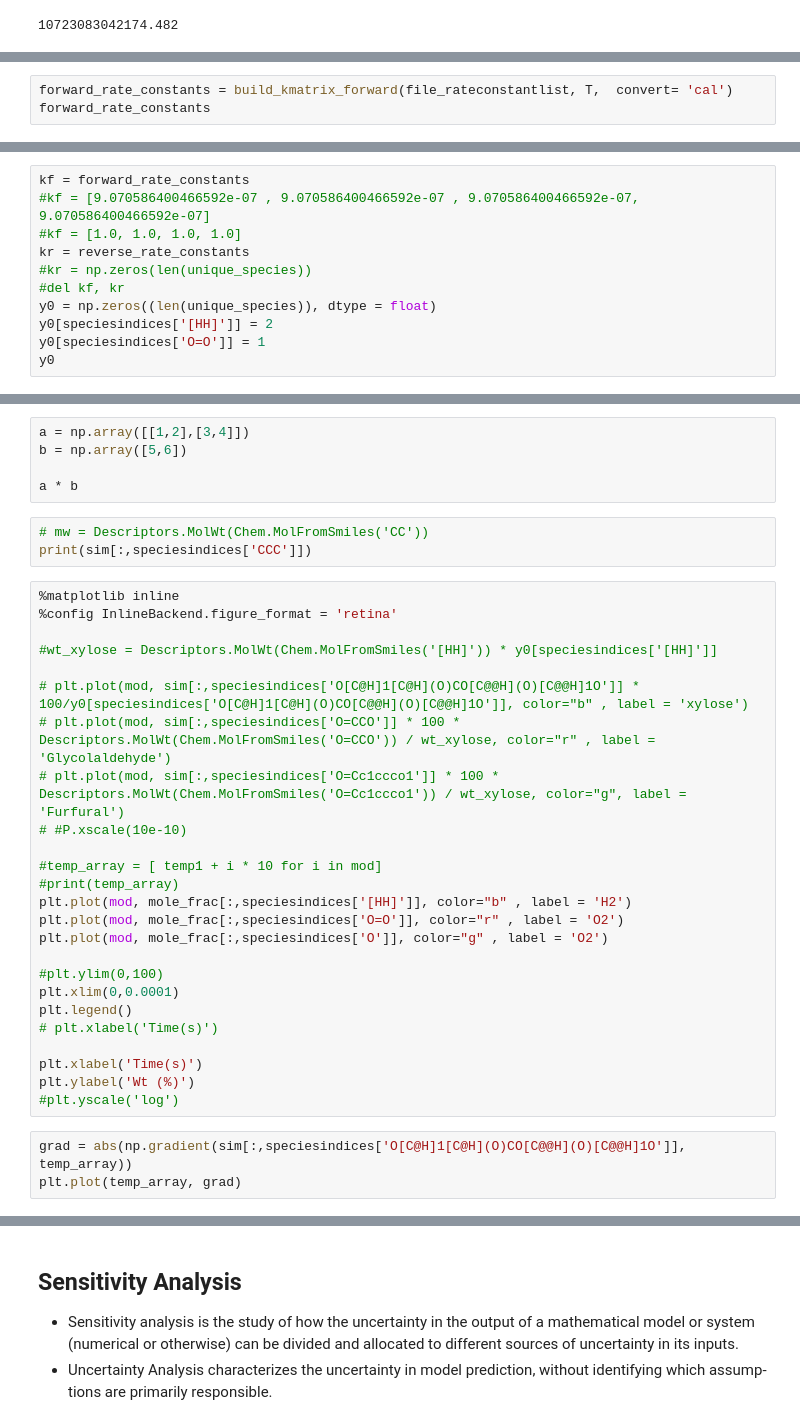
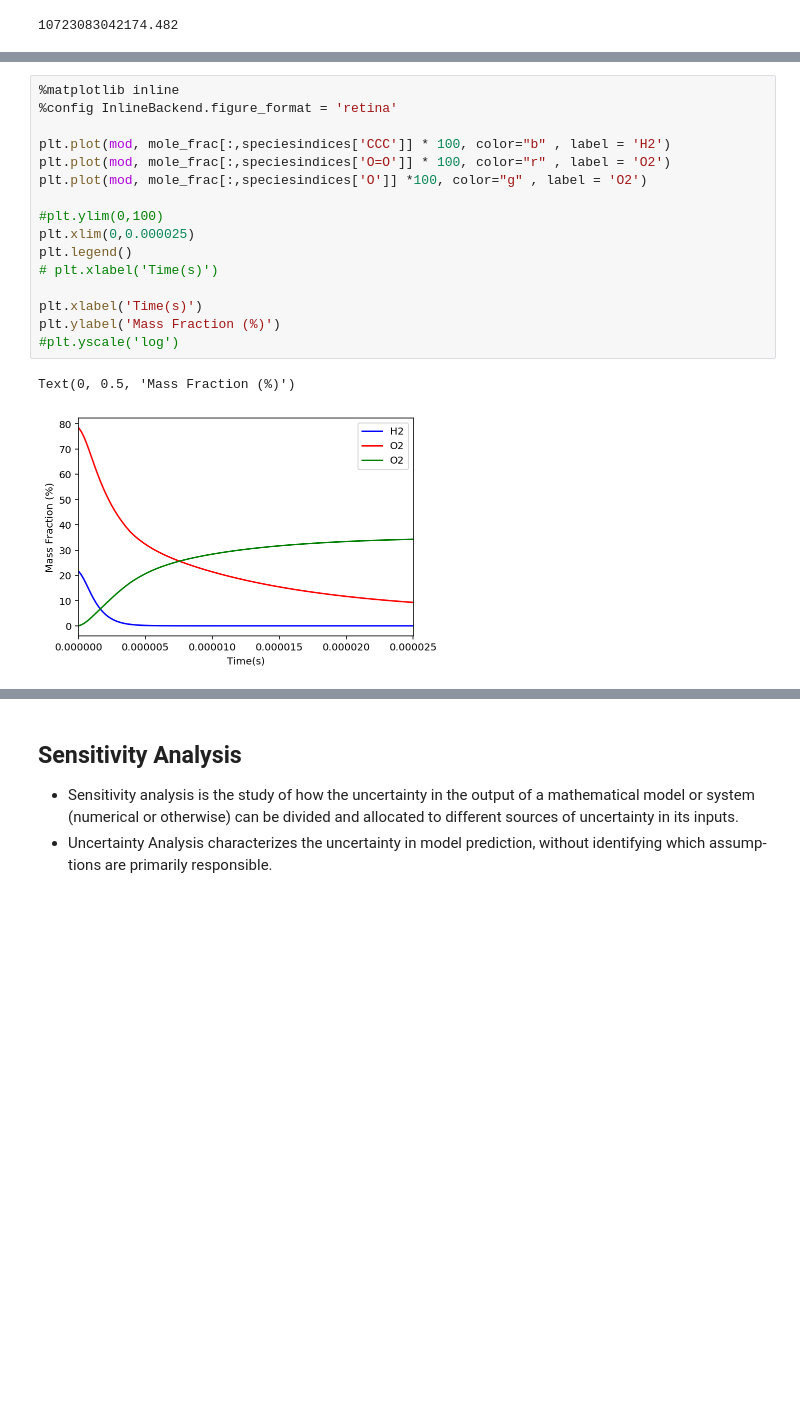
Before and after one commit to cmashraf/kinexns, a Jupyter notebook: Notebooks/example_chemkin/Build_solve_model.ipynb, the cells around one changed output, grey strips where cells are left out. Drawn from its saved outputs; the diff is of its cells as text; blank space fills up the shorter version.

Commit message:
xylose model example added

```diff
--- a/Notebooks/example_chemkin/Build_solve_model.ipynb
+++ b/Notebooks/example_chemkin/Build_solve_model.ipynb
@@ -246,3 +178,0 @@ def build_kmatrix_forward(rateconstantlist, temp, convert):
-# %%
-forward_rate_constants = build_kmatrix_forward(file_rateconstantlist, T,  convert= 'cal')
-forward_rate_constants
@@ -422,11 +178,0 @@ plt.plot(mod, sim[:,1], color="b", marker = '*')
-# %%
-kf = forward_rate_constants
-#kf = [9.070586400466592e-07 , 9.070586400466592e-07 , 9.070586400466592e-07, 9.070586400466592e-07]
-#kf = [1.0, 1.0, 1.0, 1.0]
-kr = reverse_rate_constants
-#kr = np.zeros(len(unique_species))
-#del kf, kr
-y0 = np.zeros((len(unique_species)), dtype = float)
-y0[speciesindices['[HH]']] = 2
-y0[speciesindices['O=O']] = 1
-y0
@@ -572,36 +223,19 @@ mole_frac
-# %%
-a = np.array([[1,2],[3,4]])
-b = np.array([5,6])
-
-a * b
-# %%
-# mw = Descriptors.MolWt(Chem.MolFromSmiles('CC'))
-print(sim[:,speciesindices['CCC']])
 # %%
 %matplotlib inline
 %config InlineBackend.figure_format = 'retina'
 
-#wt_xylose = Descriptors.MolWt(Chem.MolFromSmiles('[HH]')) * y0[speciesindices['[HH]']]
-
-# plt.plot(mod, sim[:,speciesindices['O[C@H]1[C@H](O)CO[C@@H](O)[C@@H]1O']] * 100/y0[speciesindices['O[C@H]1[C@H](O)CO[C@@H](O)[C@@H]1O']], color="b" , label = 'xylose')
-# plt.plot(mod, sim[:,speciesindices['O=CCO']] * 100 * Descriptors.MolWt(Chem.MolFromSmiles('O=CCO')) / wt_xylose, color="r" , label = 'Glycolaldehyde')
-# plt.plot(mod, sim[:,speciesindices['O=Cc1ccco1']] * 100 * Descriptors.MolWt(Chem.MolFromSmiles('O=Cc1ccco1')) / wt_xylose, color="g", label = 'Furfural')
-# #P.xscale(10e-10)
-
-#temp_array = [ temp1 + i * 10 for i in mod]
-#print(temp_array)
-plt.plot(mod, mole_frac[:,speciesindices['[HH]']], color="b" , label = 'H2')
-plt.plot(mod, mole_frac[:,speciesindices['O=O']], color="r" , label = 'O2')
-plt.plot(mod, mole_frac[:,speciesindices['O']], color="g" , label = 'O2')
+plt.plot(mod, mole_frac[:,speciesindices['CCC']] * 100, color="b" , label = 'H2')
+plt.plot(mod, mole_frac[:,speciesindices['O=O']] * 100, color="r" , label = 'O2')
+plt.plot(mod, mole_frac[:,speciesindices['O']] *100, color="g" , label = 'O2')
 
 #plt.ylim(0,100)
-plt.xlim(0,0.0001)
+plt.xlim(0,0.000025)
 plt.legend()
 # plt.xlabel('Time(s)')
 
 plt.xlabel('Time(s)')
-plt.ylabel('Wt (%)')
+plt.ylabel('Mass Fraction (%)')
 #plt.yscale('log')
+# %% [output]
+Text(0, 0.5, 'Mass Fraction (%)')
+[figure, added]
-# %%
-grad = abs(np.gradient(sim[:,speciesindices['O[C@H]1[C@H](O)CO[C@@H](O)[C@@H]1O']], temp_array))
-plt.plot(temp_array, grad)
```
Also changed, not shown: parts of 29 cells of this notebook, 9 other files.
